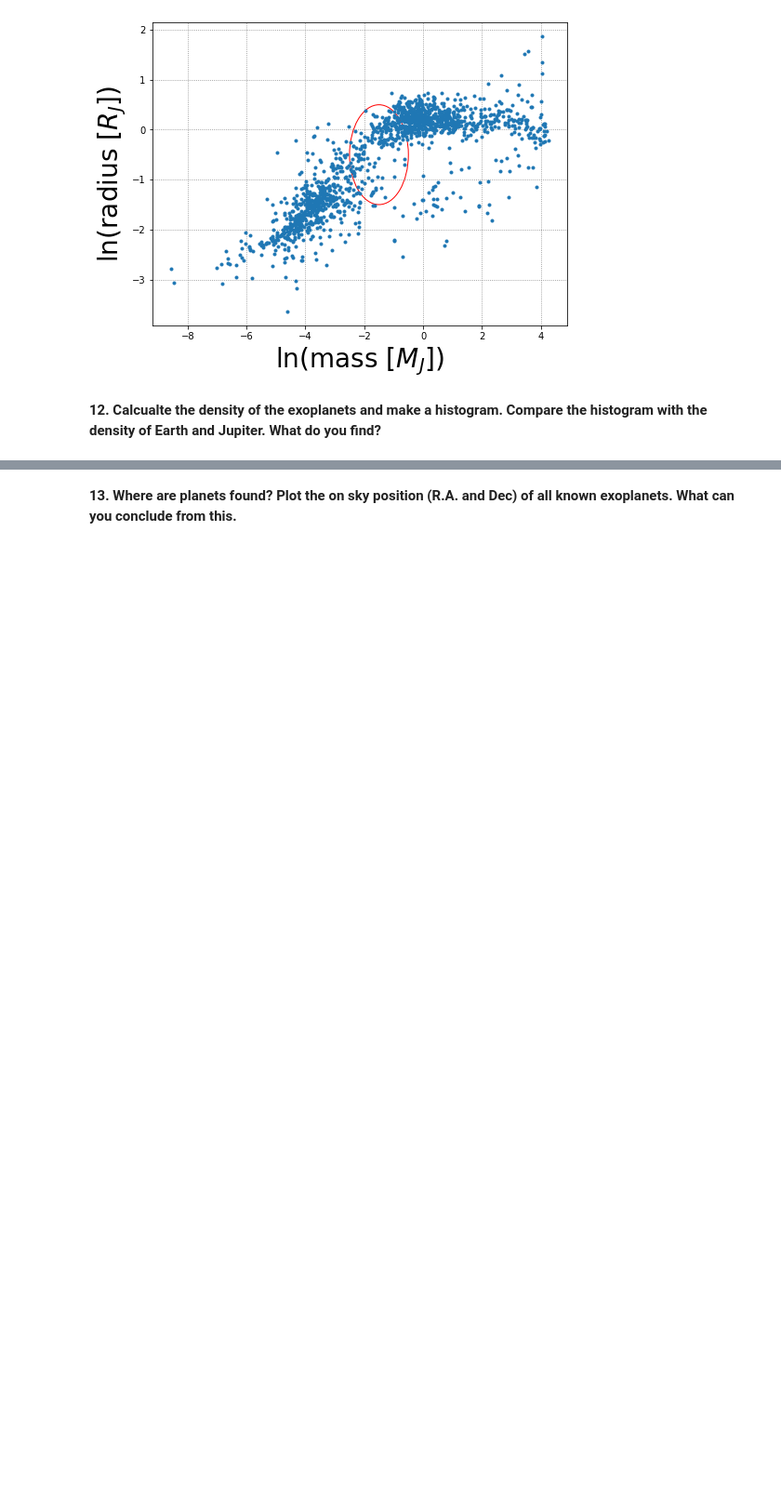
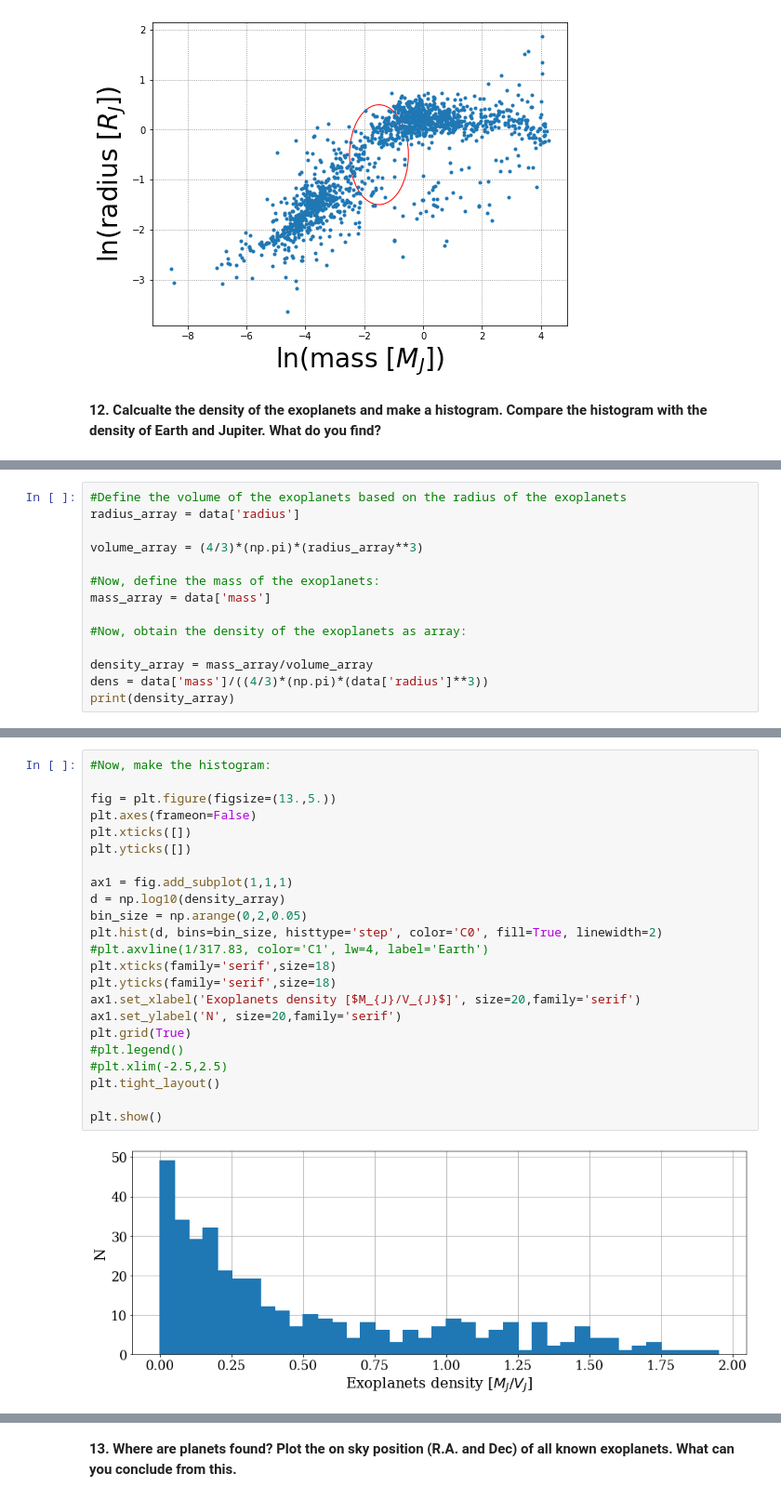
Before and after one commit to AthemFR/intro_astrophysical_objects, a Jupyter notebook: Homework_2/Homework_2_Planets.ipynb, the cells around one changed output, grey strips where cells are left out. Shown at 93% size. Saved outputs shown, nothing was run; the diff lists cells and outputs as text; blank space fills up the shorter version.

```diff
--- a/Homework_2/Homework_2_Planets.ipynb
+++ b/Homework_2/Homework_2_Planets.ipynb
@@ -331,0 +336,14 @@ plt.show()
+# %%
+#Define the volume of the exoplanets based on the radius of the exoplanets
+radius_array = data['radius']
+
+volume_array = (4/3)*(np.pi)*(radius_array**3)
+
+#Now, define the mass of the exoplanets:
+mass_array = data['mass']
+
+#Now, obtain the density of the exoplanets as array:
+
+density_array = mass_array/volume_array
+dens = data['mass']/((4/3)*(np.pi)*(data['radius']**3))
+print(density_array)
@@ -331,0 +363,25 @@ plt.show()
+# %%
+#Now, make the histogram:
+
+fig = plt.figure(figsize=(13.,5.))
+plt.axes(frameon=False)
+plt.xticks([])
+plt.yticks([])
+
+ax1 = fig.add_subplot(1,1,1)
+d = np.log10(density_array)
+bin_size = np.arange(0,2,0.05)
+plt.hist(d, bins=bin_size, histtype='step', color='C0', fill=True, linewidth=2)
+#plt.axvline(1/317.83, color='C1', lw=4, label='Earth')
+plt.xticks(family='serif',size=18)
+plt.yticks(family='serif',size=18)
+ax1.set_xlabel('Exoplanets density [$M_{J}/V_{J}$]', size=20,family='serif')
+ax1.set_ylabel('N', size=20,family='serif')
+plt.grid(True)
+#plt.legend()
+#plt.xlim(-2.5,2.5)
+plt.tight_layout()
+
+plt.show()
+# %% [output]
+[figure, added]
```
Also changed, not shown: parts of 5 cells of this notebook, 2 other files.
